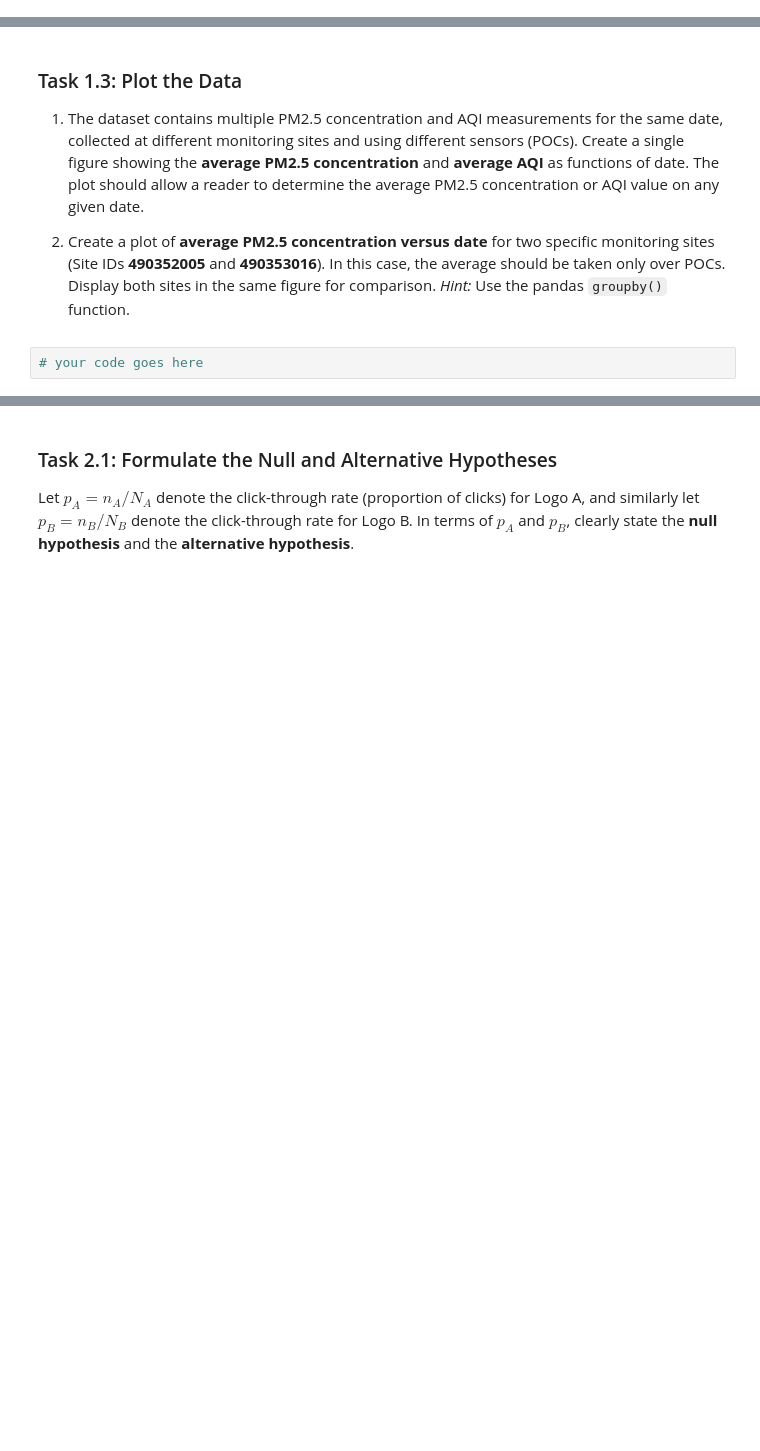
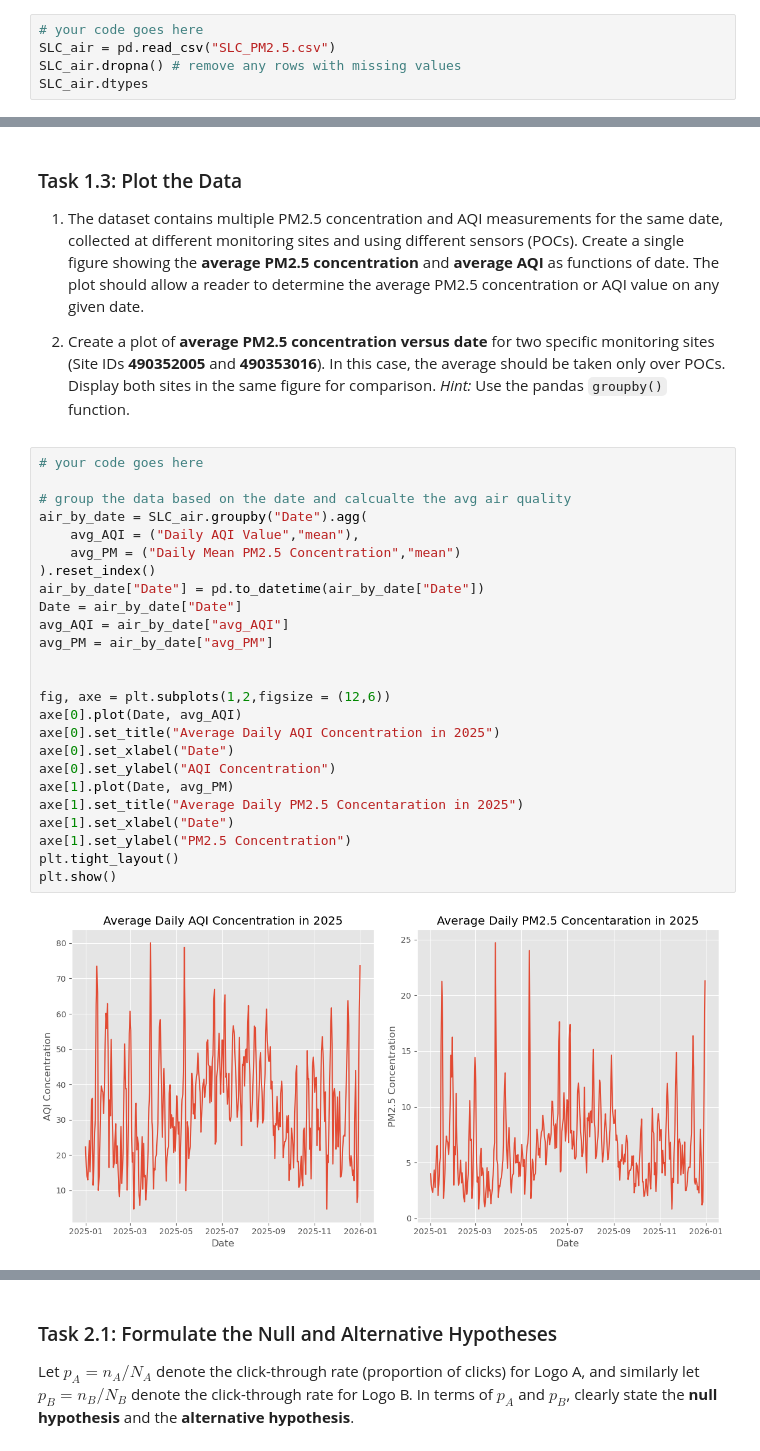
Before and after one commit to Yichun0/2026-datascience-homework, a Jupyter notebook: HW4/HW4.ipynb, the cells around one changed output, grey strips where cells are left out. Saved outputs shown, nothing was run; the diff lists cells and outputs as text; blank space fills up the shorter version.

```diff
--- a/HW4/HW4.ipynb
+++ b/HW4/HW4.ipynb
@@ -61,0 +60,5 @@ Use the `pandas.read_csv()` function to import the dataset.
+# %%
+# your code goes here
+SLC_air = pd.read_csv("SLC_PM2.5.csv")
+SLC_air.dropna() # remove any rows with missing values
+SLC_air.dtypes
@@ -65,5 +86,30 @@ Use the `pandas.read_csv()` function to import the dataset.
 1. The dataset contains multiple PM2.5 concentration and AQI measurements for the same date, collected at different monitoring sites and using different sensors (POCs). Create a single figure showing the **average PM2.5 concentration** and **average AQI** as functions of date. The plot should allow a reader to determine the average PM2.5 concentration or AQI value on any given date.
 
 2. Create a plot of **average PM2.5 concentration versus date** for two specific monitoring sites (Site IDs **490352005** and **490353016**). In this case, the average should be taken only over POCs. Display both sites in the same figure for comparison. *Hint:* Use the pandas `groupby()` function.
-# %%
-# your code goes here
+# %%
+# your code goes here
+
+# group the data based on the date and calcualte the avg air quality
+air_by_date = SLC_air.groupby("Date").agg(
+    avg_AQI = ("Daily AQI Value","mean"),
+    avg_PM = ("Daily Mean PM2.5 Concentration","mean")
+).reset_index()
+air_by_date["Date"] = pd.to_datetime(air_by_date["Date"])
+Date = air_by_date["Date"]
+avg_AQI = air_by_date["avg_AQI"]
+avg_PM = air_by_date["avg_PM"]
+
+
+fig, axe = plt.subplots(1,2,figsize = (12,6))
+axe[0].plot(Date, avg_AQI)
+axe[0].set_title("Average Daily AQI Concentration in 2025")
+axe[0].set_xlabel("Date")
+axe[0].set_ylabel("AQI Concentration")
+axe[1].plot(Date, avg_PM)
+axe[1].set_title("Average Daily PM2.5 Concentaration in 2025")
+axe[1].set_xlabel("Date")
+axe[1].set_ylabel("PM2.5 Concentration")
+plt.tight_layout()
+plt.show()
+# %% [output]
+[figure, added]
```
Also changed, not shown: parts of 12 cells of this notebook.
